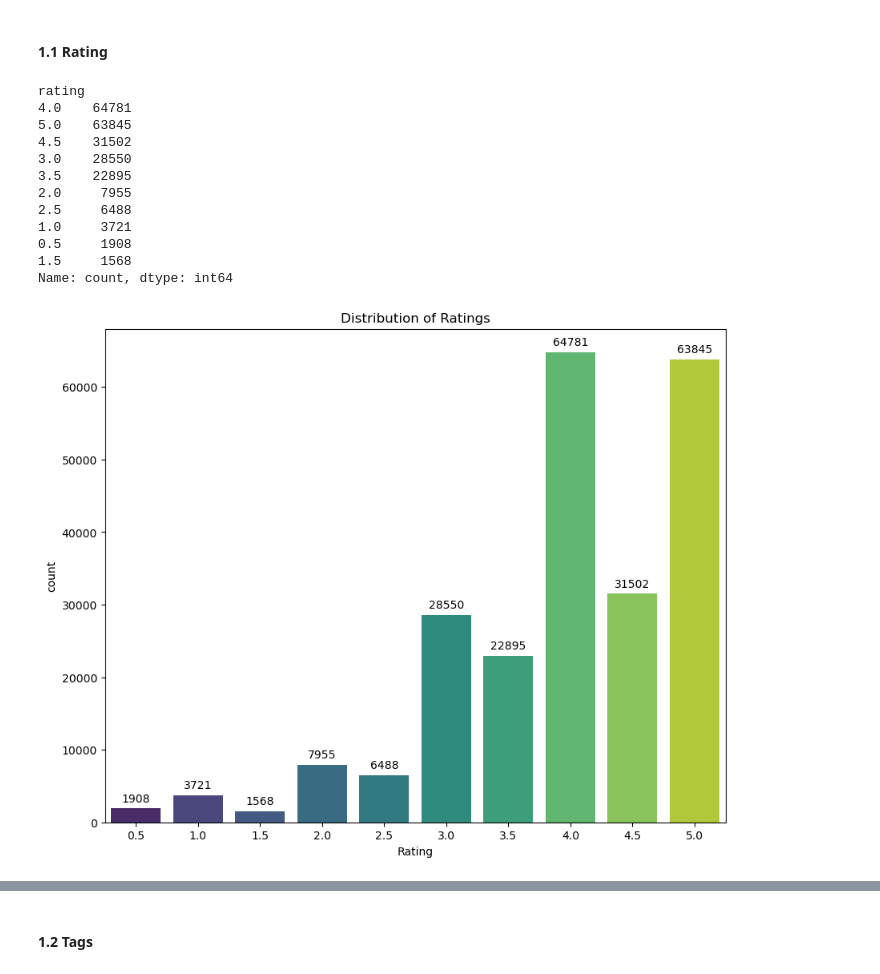
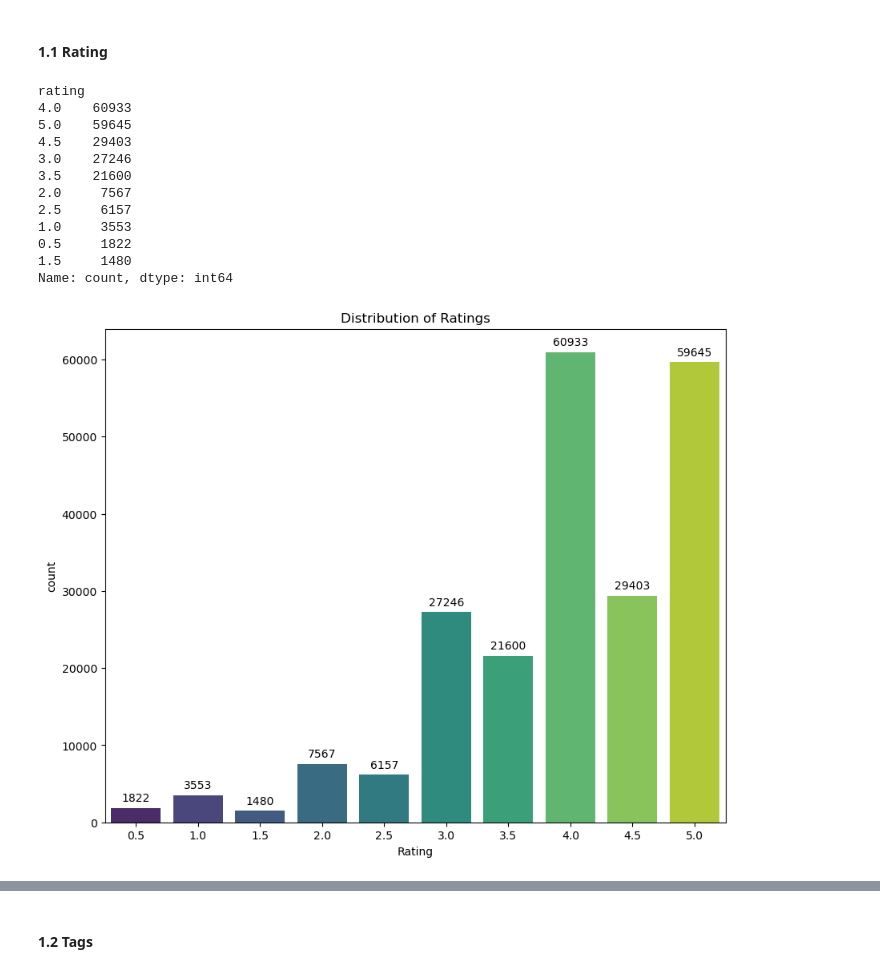
Before and after one commit to am-eric/Movie-recommendation-system, a Jupyter notebook: analysis.ipynb, the cells around one changed output, grey strips where cells are left out. Cells and saved outputs as stored; diff of their text form; code cells hidden in the pictures.

```diff
--- a/analysis.ipynb
+++ b/analysis.ipynb
@@ -231,0 +274,2 @@ merged_df.head()
+# %%
+cleaned_df=merged_df.drop_duplicates()
@@ -235,39 +310,39 @@ merged_df.head()
 #### 1.1 Rating
 # %%
 # RATING
-merged_df.rating.value_counts()
+cleaned_df.rating.value_counts()
 # %% [output]
 rating
-4.0    64781
-5.0    63845
-4.5    31502
-3.0    28550
-3.5    22895
-2.0     7955
-2.5     6488
-1.0     3721
-0.5     1908
-1.5     1568
+4.0    60933
+5.0    59645
+4.5    29403
+3.0    27246
+3.5    21600
+2.0     7567
+2.5     6157
+1.0     3553
+0.5     1822
+1.5     1480
 Name: count, dtype: int64
 # %%
 # bar chart
 fig, ax = plt.subplots(figsize=(10,8))
 
 #x
-x = merged_df.rating.value_counts().index
+x = cleaned_df.rating.value_counts().index
 #y
-y = merged_df.rating.value_counts().values
+y = cleaned_df.rating.value_counts().values
 
 
 sns.barplot(x=x,y=y, ax=ax, palette='viridis')
 ax.set_xlabel('Rating')
 ax.set_ylabel('count')
 ax.set_title('Distribution of Ratings');
 
 # Add values on top of each bar
 for p in ax.patches:
     ax.annotate(f'{int(p.get_height())}', (p.get_x() + p.get_width() / 2., p.get_height()),
                 ha='center', va='center', xytext=(0, 9), textcoords='offset points')
 # %% [output]
-[figure, old version]
+[figure, new version]
 # %% [markdown]
```
Also changed, not shown: parts of 54 cells of this notebook.
